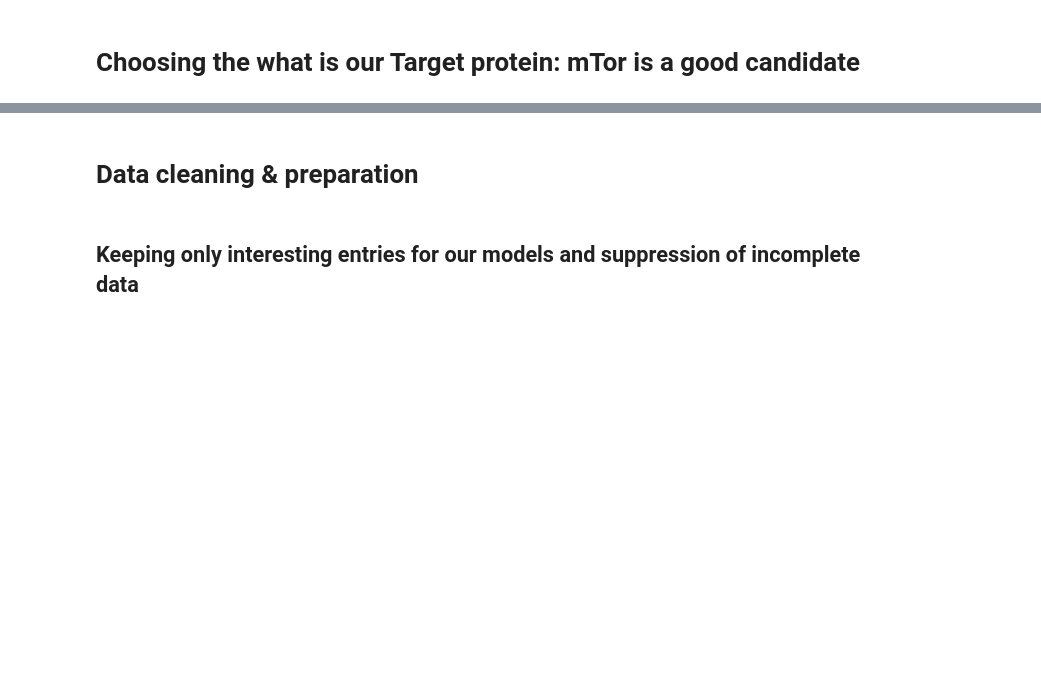
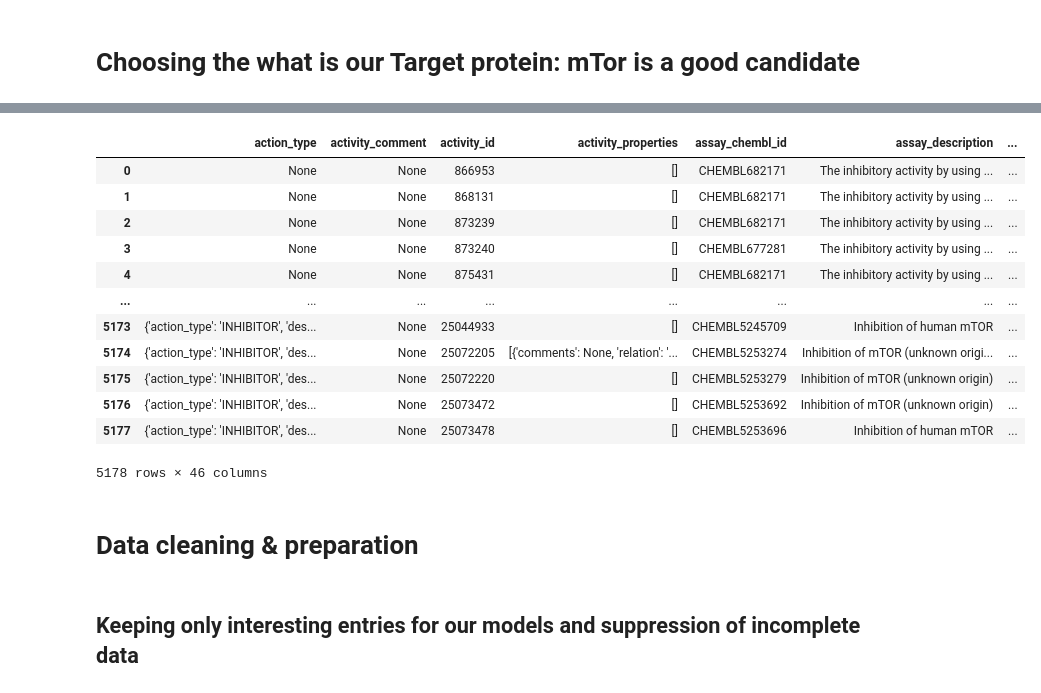
Before and after one commit to Thomas-Fischer98/PPchem_DDIP, a Jupyter notebook: notebooks/Project_2nd_version.ipynb, the cells around one changed output, grey strips where cells are left out. Saved outputs shown, nothing was run; the diff lists cells and outputs as text; code cells hidden in the pictures; blank space fills up the shorter version.

```diff
--- a/notebooks/Project_2nd_version.ipynb
+++ b/notebooks/Project_2nd_version.ipynb
@@ -54,7 +60,22 @@ target = possible_targets.target_chembl_id[3]
 # %%
 activity = new_client.activity
 res = activity.filter(target_chembl_id=target).filter(standard_type="IC50")
 df = pd.DataFrame.from_dict(res)
+df
+# %% [output]
+|  | action_type | activity_comment | activity_id | activity_properties | assay_chembl_id | assay_description | ... |
+| 0 | None | None | 866953 | [] | CHEMBL682171 | The inhibitory activity by using ... | ... |
+| 1 | None | None | 868131 | [] | CHEMBL682171 | The inhibitory activity by using ... | ... |
+| 2 | None | None | 873239 | [] | CHEMBL682171 | The inhibitory activity by using ... | ... |
+| 3 | None | None | 873240 | [] | CHEMBL677281 | The inhibitory activity by using ... | ... |
+| 4 | None | None | 875431 | [] | CHEMBL682171 | The inhibitory activity by using ... | ... |
+| ... | ... | ... | ... | ... | ... | ... | ... |
+| 5173 | {'action_type': 'INHIBITOR', 'des... | None | 25044933 | [] | CHEMBL5245709 | Inhibition of human mTOR | ... |
+| 5174 | {'action_type': 'INHIBITOR', 'des... | None | 25072205 | [{'comments': None, 'relation': '... | CHEMBL5253274 | Inhibition of mTOR (unknown origi... | ... |
+| 5175 | {'action_type': 'INHIBITOR', 'des... | None | 25072220 | [] | CHEMBL5253279 | Inhibition of mTOR (unknown origin) | ... |
+| 5176 | {'action_type': 'INHIBITOR', 'des... | None | 25073472 | [] | CHEMBL5253692 | Inhibition of mTOR (unknown origin) | ... |
+| 5177 | {'action_type': 'INHIBITOR', 'des... | None | 25073478 | [] | CHEMBL5253696 | Inhibition of human mTOR | ... |
+5178 rows × 46 columns
 # %% [markdown]
 # Data cleaning & preparation
 # %% [markdown]
```
Also changed, not shown: parts of 26 cells of this notebook.
